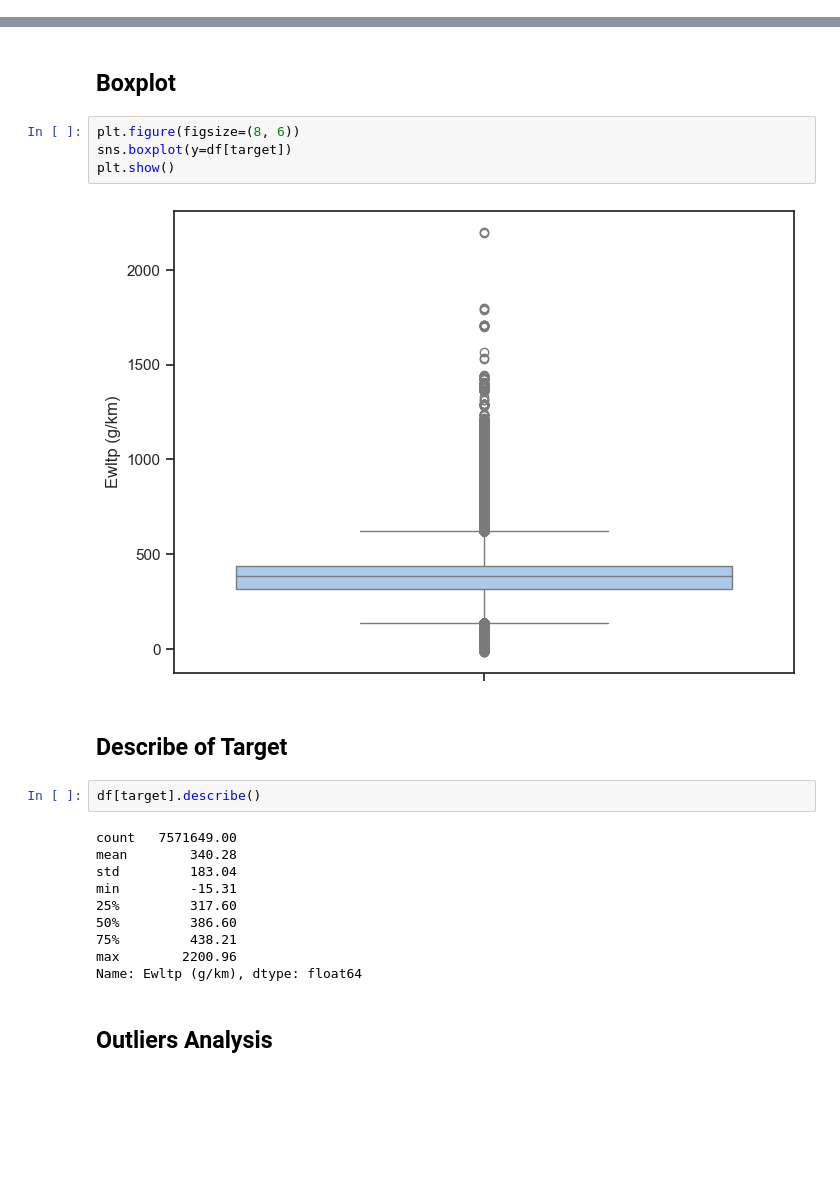
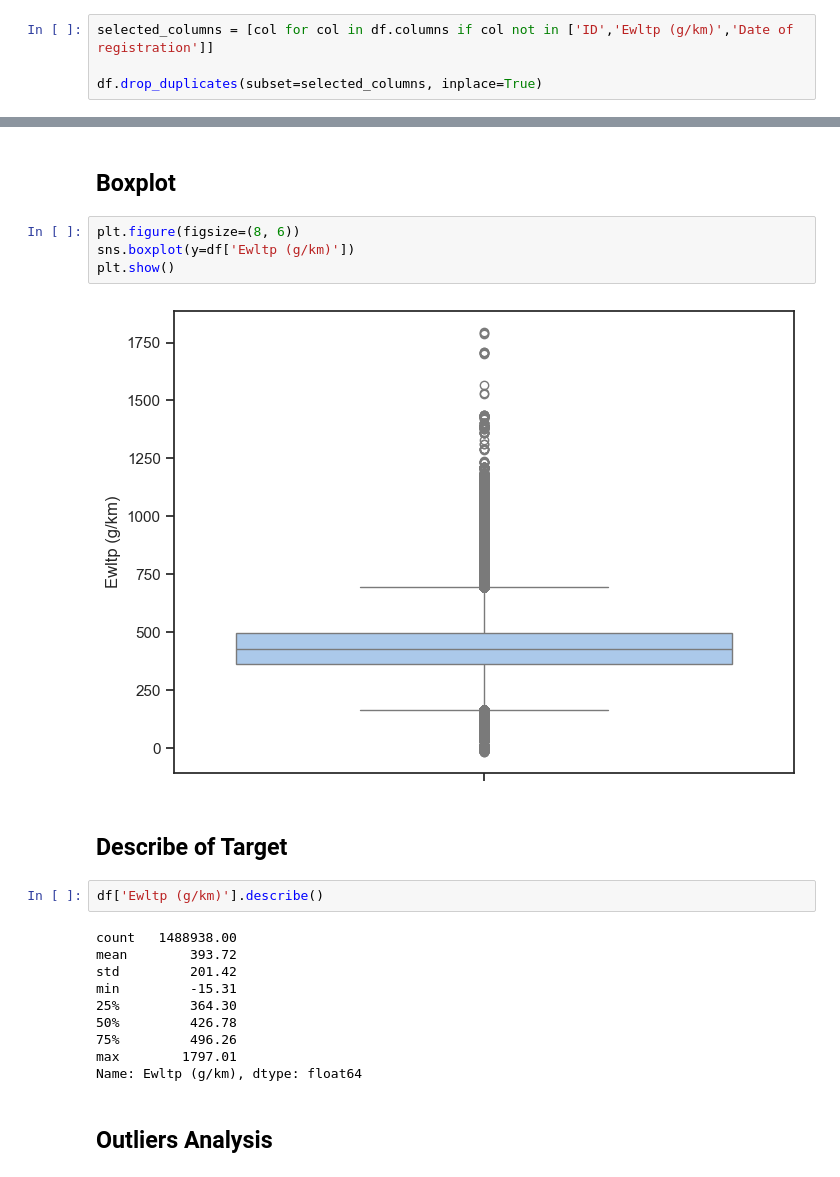
Before and after one commit to Naoyy/Challenge_Data_Mining, a Jupyter notebook: analyse_exploratoire.ipynb, the cells around one changed output, grey strips where cells are left out. Saved outputs shown, nothing was run; the diff lists cells and outputs as text; blank space fills up the shorter version.

```diff
--- a/analyse_exploratoire.ipynb
+++ b/analyse_exploratoire.ipynb
@@ -57,0 +78,4 @@ Liste des colonnes numériques :
+# %%
+selected_columns = [col for col in df.columns if col not in ['ID','Ewltp (g/km)','Date of registration']]
+
+df.drop_duplicates(subset=selected_columns, inplace=True)
@@ -103,23 +138,23 @@ plt.show()
 ## Boxplot
 # %%
 plt.figure(figsize=(8, 6))
-sns.boxplot(y=df[target])
+sns.boxplot(y=df['Ewltp (g/km)'])
 plt.show()
 # %% [output]
-[figure, old version]
+[figure, new version]
 # %% [markdown]
 ## Describe of Target
 # %%
-df[target].describe()
+df['Ewltp (g/km)'].describe()
 # %% [output]
-count   7571649.00
-mean        340.28
-std         183.04
+count   1488938.00
+mean        393.72
+std         201.42
 min         -15.31
-25%         317.60
-50%         386.60
-75%         438.21
-max        2200.96
+25%         364.30
+50%         426.78
+75%         496.26
+max        1797.01
 Name: Ewltp (g/km), dtype: float64
 # %% [markdown]
 ## Outliers Analysis
```
Also changed, not shown: parts of 96 cells of this notebook.
